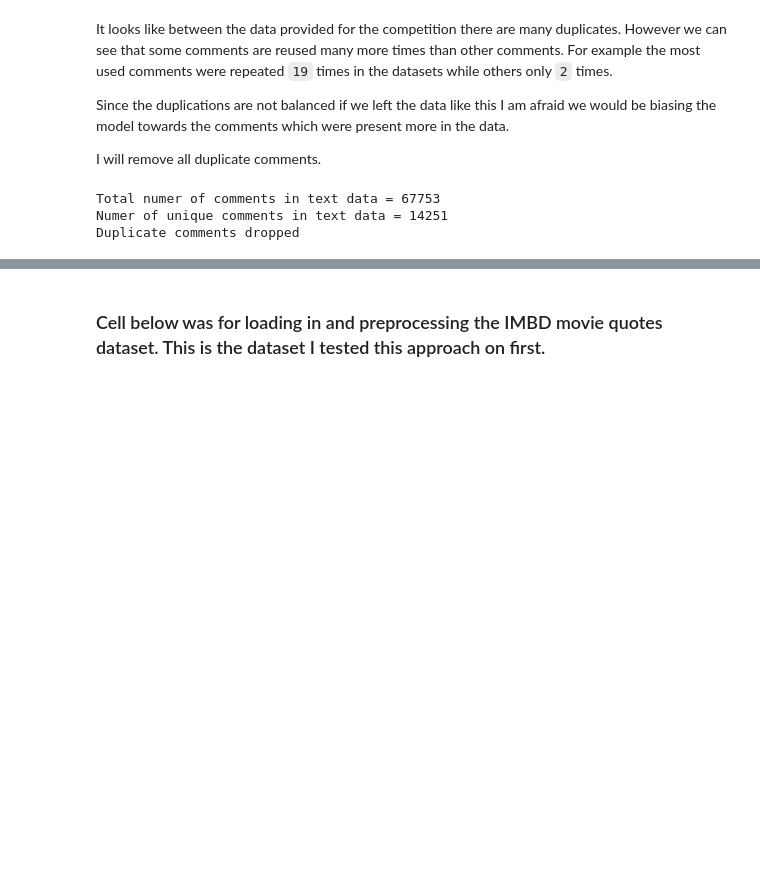
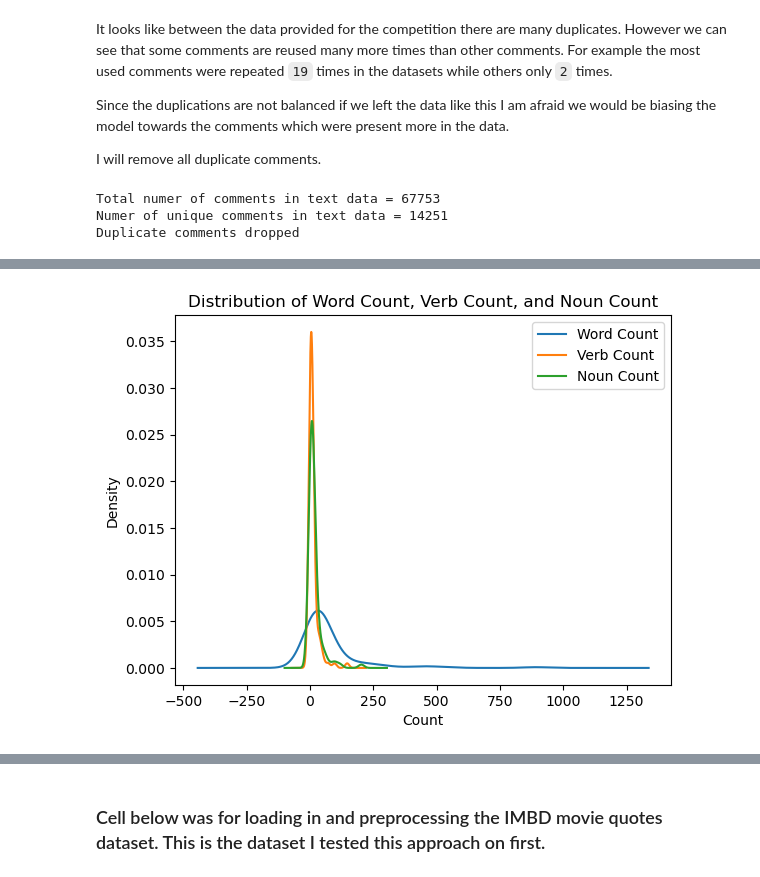
Before and after one commit to kristopher-smith/MiniGPT-for-Text-Generation, a Jupyter notebook: build-a-minigpt-for-text-generation.ipynb, the cells around one changed output, grey strips where cells are left out. Drawn from its saved outputs; the diff is of its cells as text; code cells hidden in the pictures; blank space fills up the shorter version.

Commit message:
Kaggle Notebook | Build-a-MiniGPT-for-Text-Generation | Version 15

```diff
--- a/build-a-minigpt-for-text-generation.ipynb
+++ b/build-a-minigpt-for-text-generation.ipynb
@@ -164,0 +176,34 @@ Duplicate comments dropped
+# %%
+data = pd.DataFrame()
+data['text'] = text_column
+data = data.sample(100)
+
+# Function to calculate word count
+def count_words(text):
+    words = nltk.word_tokenize(text)
+    return len(words)
+
+# Function to calculate verb count
+def count_verbs(text):
+    words = nltk.word_tokenize(text)
+    tagged_words = nltk.pos_tag(words)
+    verb_count = len([word for word, tag in tagged_words if tag.startswith('V')])
+    return verb_count
+
+# Function to calculate noun count
+def count_nouns(text):
+    words = nltk.word_tokenize(text)
+    tagged_words = nltk.pos_tag(words)
+    noun_count = len([word for word, tag in tagged_words if tag.startswith('N')])
+    return noun_count
+
+# Add word count column
+data['word_count'] = data['text'].apply(count_words)
+
+# Add verb count column
+data['verb_count'] = data['text'].apply(count_verbs)
+
+# Add noun count column
+data['noun_count'] = data['text'].apply(count_nouns)
+
+data.describe()
@@ -164,0 +220,13 @@ Duplicate comments dropped
+# %%
+ax = data['word_count'].plot(kind='kde')
+data['verb_count'].plot(kind='kde', ax=ax)
+data['noun_count'].plot(kind='kde', ax=ax)
+
+ax.legend(['Word Count', 'Verb Count', 'Noun Count'])
+ax.set_title('Distribution of Word Count, Verb Count, and Noun Count')
+ax.set_xlabel('Count')
+ax.set_ylabel('Density')
+
+plt.show()
+# %% [output]
+[figure, added]
```
Also changed, not shown: parts of 11 cells of this notebook.
